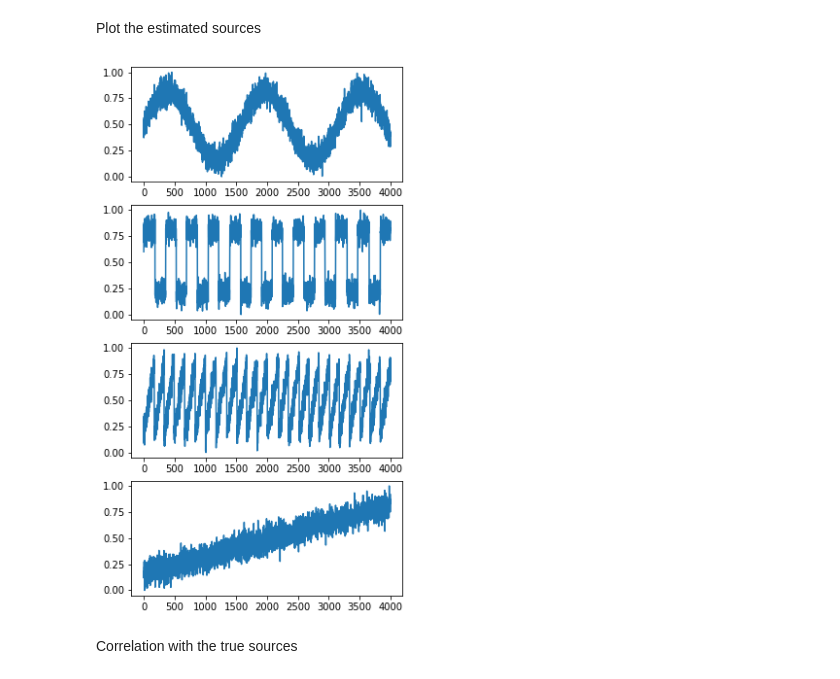
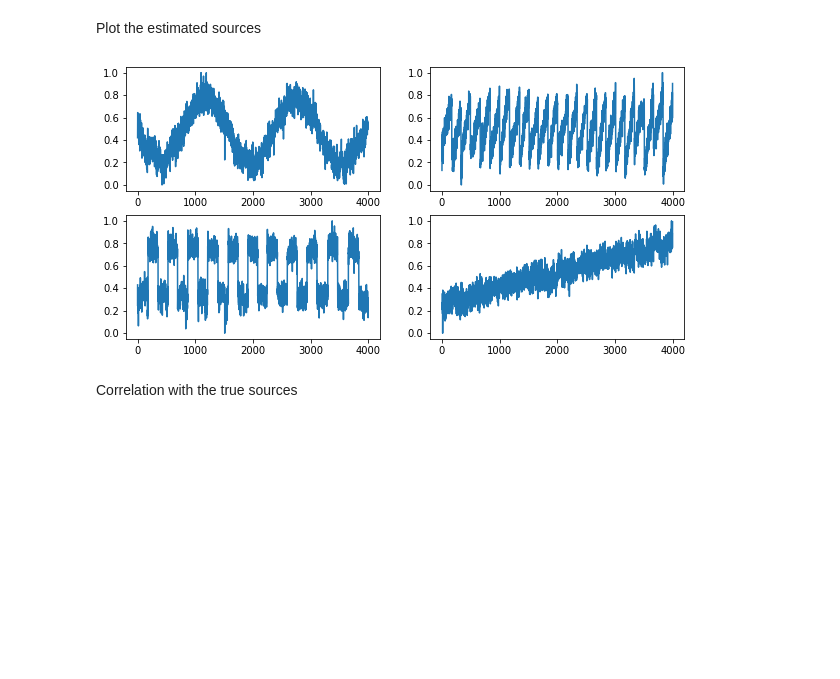
Before and after one commit to edouardpineau/Time-Series-Source-Separation-with-Slow-Flows, a Jupyter notebook: Slow_flows.ipynb, the cells around one changed output. Saved outputs shown, nothing was run; the diff lists cells and outputs as text; code cells hidden in the pictures; blank space fills up the shorter version.

```diff
--- a/Slow_flows.ipynb
+++ b/Slow_flows.ipynb
@@ -237,12 +237,12 @@ for i in range(D):
     plt.subplot(4, 1, i+1)
     plt.plot(S_estimated[:, max_cor[i]])
 # %%
-plt.figure(figsize=(5, 10))
-for i in range(D):
-    plt.subplot(4, 1, i+1)
-    plt.plot(S[:, i])
+plt.figure(figsize=(10,5))
+for i in range(4):
+    plt.subplot(2, 2, i+1)
+    plt.plot(S_estimated[:, i])
 # %% [output]
-[figure, old version]
+[figure, new version]
 # %% [markdown]
 Correlation with the true sources
 # %%
```
